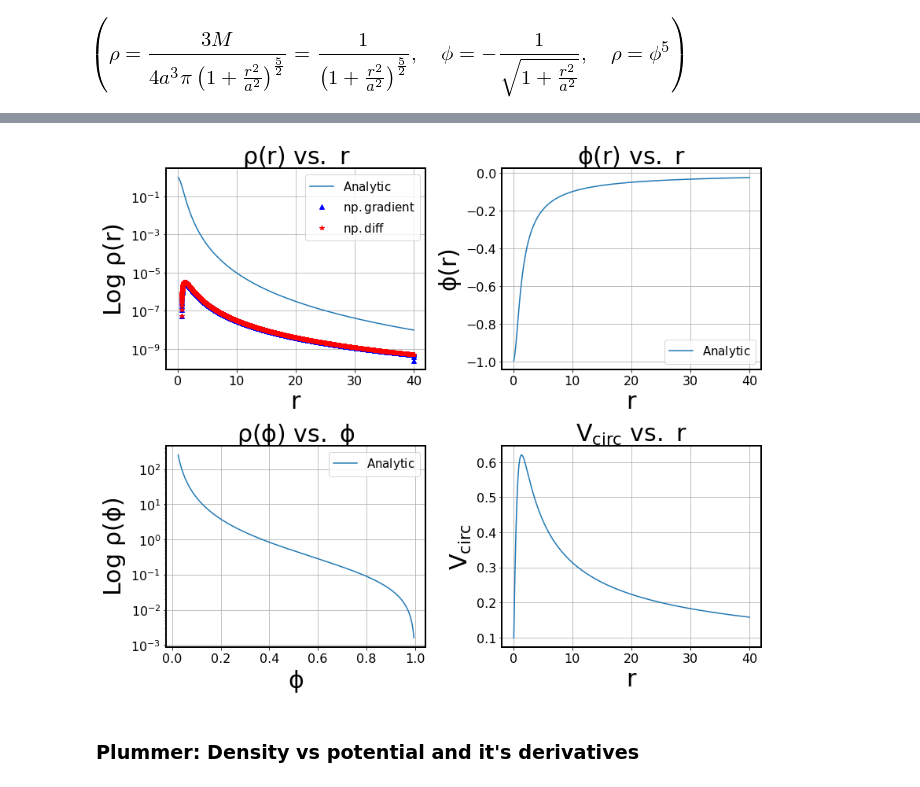
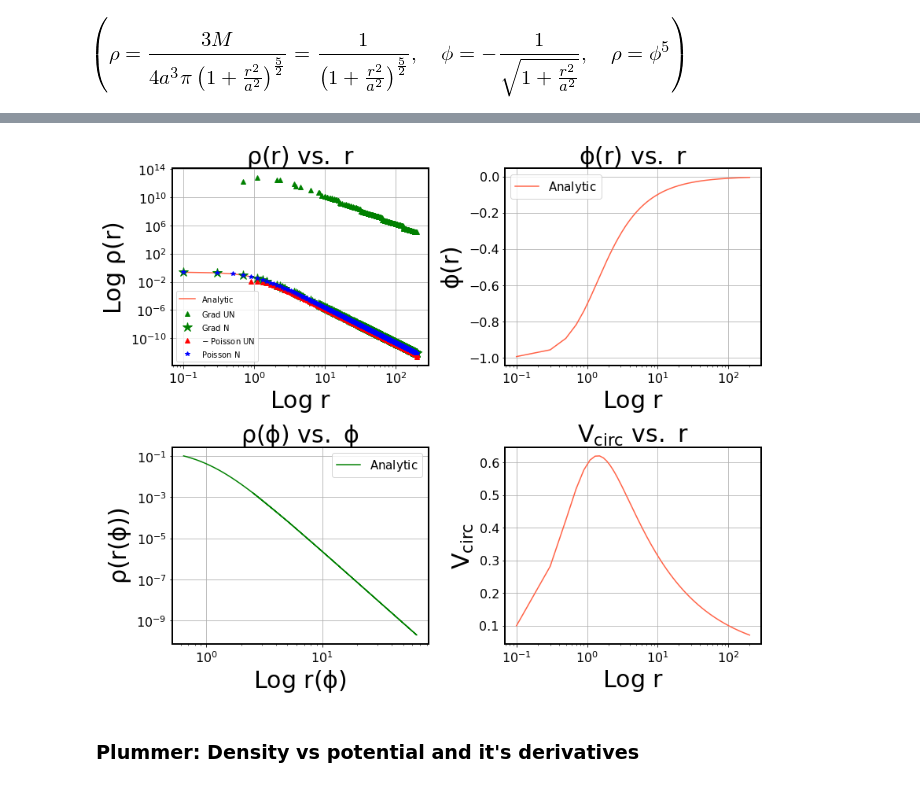
Before and after one commit to bueno646/2020_TDEs, a Jupyter notebook: Potential-Density Pairs.ipynb, the cells around one changed output, grey strips where cells are left out. Cells and saved outputs as stored; diff of their text form; code cells hidden in the pictures.

```diff
--- a/Potential-Density Pairs.ipynb
+++ b/Potential-Density Pairs.ipynb
@@ -80,5 +265,5 @@ def vcirc_iso_sphere_of_r_analytic_py(_r,_k_boltz=1,_Grav_const=1,_mean_mass=1,_
 # %%
-r_array = np.linspace(0.1,5e22,100) #0 to MW radius
-r_array_2 = np.linspace(0.1,40,10000) #0 to 40
+r_array = np.linspace(0.1, 5e22, 100)  # 0 to MW radius
+r_array_2 = np.linspace(0.1, 200, 1000)  # 0 to 40
 # %% [markdown]
 ### Isothermal Sphere; All constants = 1 (except pi)
@@ -326,18 +693,23 @@ ax = plt.subplot(221)
 plt.grid(True)
 
 ##ploting
-plt.plot(r_array_2,rho_plum_sphere_of_r_analytic_py(r_array_2),label=r'$\mathrm{Analytic}$')
-plt.plot(r_array_2,rho_plum_sphere_of_r_computational_py(r_array_2,_deriv_func=np.gradient),'b^',label=r'$\mathrm{np.gradient}$')
-plt.plot(r_array_2[:-2],rho_plum_sphere_of_r_computational_py(r_array_2,_deriv_func=np.diff),'r*',label=r'$\mathrm{np.diff}$')
+plt.plot(r_plum, rho_of_r_analytic,'tomato',label=r'$\mathrm{Analytic}$')
+plt.plot(r_plum_unnormalized, dphi2_dr2_grad_unnormalized,'g^',label=r'$\mathrm{Grad\ UN}$')
+plt.plot(r_plum_normalized, dphi2_dr2_grad_normalized,'g*',markersize=12,label=r'$\mathrm{Grad\ N}$')
+plt.plot(r_plum_poisson_unnormalized, -dphi2_dr2_grad_poisson_unnormalized,'r^',label=r'$\mathrm{-\ Poisson\ UN}$')
+plt.plot(r_plum_poisson_normalized, dphi2_dr2_grad_poisson_normalized,'b*',label=r'$\mathrm{Poisson\ N}$')
+# plt.plot(rho_of_r_diff, drho_dr_diff,'r*',label=r'$\mathrm{np.diff}$')
+
 
 #labeling
 plt.title(r'$\mathrm{\rho(r)\ vs.\ r}$',size=30)
-plt.xlabel(r'$\mathrm{r}$',size=30)
+plt.xlabel(r'$\mathrm{Log\ r}$',size=30)
 plt.ylabel(r'$\mathrm{ Log\ \rho(r) }$',size=30)
 ax.tick_params(axis='x', which='major', labelsize=16)
 ax.tick_params(axis='y', which='major', labelsize=16)
 plt.semilogy()
-plt.legend(fontsize=15)
+plt.semilogx()
+plt.legend(fontsize=10)
 plt.tight_layout()
 
 
@@ -346,16 +718,17 @@ ax = plt.subplot(222)
 plt.grid(True)
 
 ##ploting
-plt.plot(r_array_2,-1*phi_plum_sphere_of_r_analytic_py(r_array_2),label=r'$\mathrm{Analytic}$')
+plt.plot(r_plum, phi_of_r_analytic_plum,color='tomato',label=r'$\mathrm{Analytic}$')
 # plt.plot(r_array_2,rho_computational_py(r_array_2),label=r'$\mathrm{Computational}$')
 
 #labeling
 plt.title(r'$\mathrm{\phi(r)\ vs.\ r}$',size=30)
-plt.xlabel(r'$\mathrm{r}$',size=30)
+plt.xlabel(r'$\mathrm{Log\ r}$',size=30)
 plt.ylabel(r'$\mathrm{\phi(r)}$',size=30)
 ax.tick_params(axis='x', which='major', labelsize=16)
 ax.tick_params(axis='y', which='major', labelsize=16)
 # plt.semilogy()
+plt.semilogx()
 plt.legend(fontsize=15)
 plt.tight_layout()
 
@@ -363,40 +736,44 @@ plt.tight_layout()
 #create axis space
 ax = plt.subplot(223)
 plt.grid(True)
 
 ##ploting
-plt.plot(phi_plum_sphere_of_r_analytic_py(r_array_2),rho_iso_sphere_of_phi_analytic_py(r_array_2),label=r'$\mathrm{Analytic}$')
+# plt.plot(phi_plum_sphere_of_r_analytic_py(r_array_2),rho_plum_sphere_of_phi_analytic_py(r_array_2),
+#          color='tomato',label=r'$\mathrm{Analytic}$')
+plt.plot(r_of_phi_plum, rho_of_r_of_phi_plum ,
+         color='green',label=r'$\mathrm{Analytic}$')
+
 # plt.plot(r_array_2,rho_computational_py(r_array_2),label=r'$\mathrm{Computational}$')
 
 #labeling
 plt.title(r'$\mathrm{\rho(\phi)\ vs.\ \phi}$',size=30)
-plt.xlabel(r'$\mathrm{\phi}$',size=30)
-plt.ylabel(r'$\mathrm{ Log\ \rho(\phi) }$',size=30)
+plt.xlabel(r'$\mathrm{Log\ r(\phi)}$',size=30)
+plt.ylabel(r'$\mathrm{\rho (r(\phi))}$',size=30)
 ax.tick_params(axis='x', which='major', labelsize=16)
 ax.tick_params(axis='y', which='major', labelsize=16)
 plt.semilogy()
-# plt.semilogx()
+plt.semilogx()
 plt.legend(fontsize=15)
 plt.tight_layout()
 
 #create axis space
 ax = plt.subplot(224)
 plt.grid(True)
 
 ##ploting
-plt.plot(r_array_2,vcirc_plum_sphere_of_r_analytic_py(r_array_2))
+plt.plot(r_array_2,vcirc_plum_sphere_of_r_analytic(r_array_2),color='tomato')
 # plt.plot(r_array_2,rho_computational_py(r_array_2),label=r'$\mathrm{Computational}$')
 
 #labeling
 plt.title(r'$\mathrm{V_{circ}\ vs.\ r}$',size=30)
-plt.xlabel(r'$\mathrm{r}$',size=30)
+plt.xlabel(r'$\mathrm{Log\ r}$',size=30)
 plt.ylabel(r'$\mathrm{V_{circ}}$',size=30)
 ax.tick_params(axis='x', which='major', labelsize=16)
 ax.tick_params(axis='y', which='major', labelsize=16)
-# plt.semilogy()
+plt.semilogx()
 # plt.legend(fontsize=15)
 plt.tight_layout()
 # %% [output]
-[figure, old version]
+[figure, new version]
 # %% [markdown]
 ### Plummer: Density vs potential and it's derivatives
```
Also changed, not shown: parts of 31 cells of this notebook.
